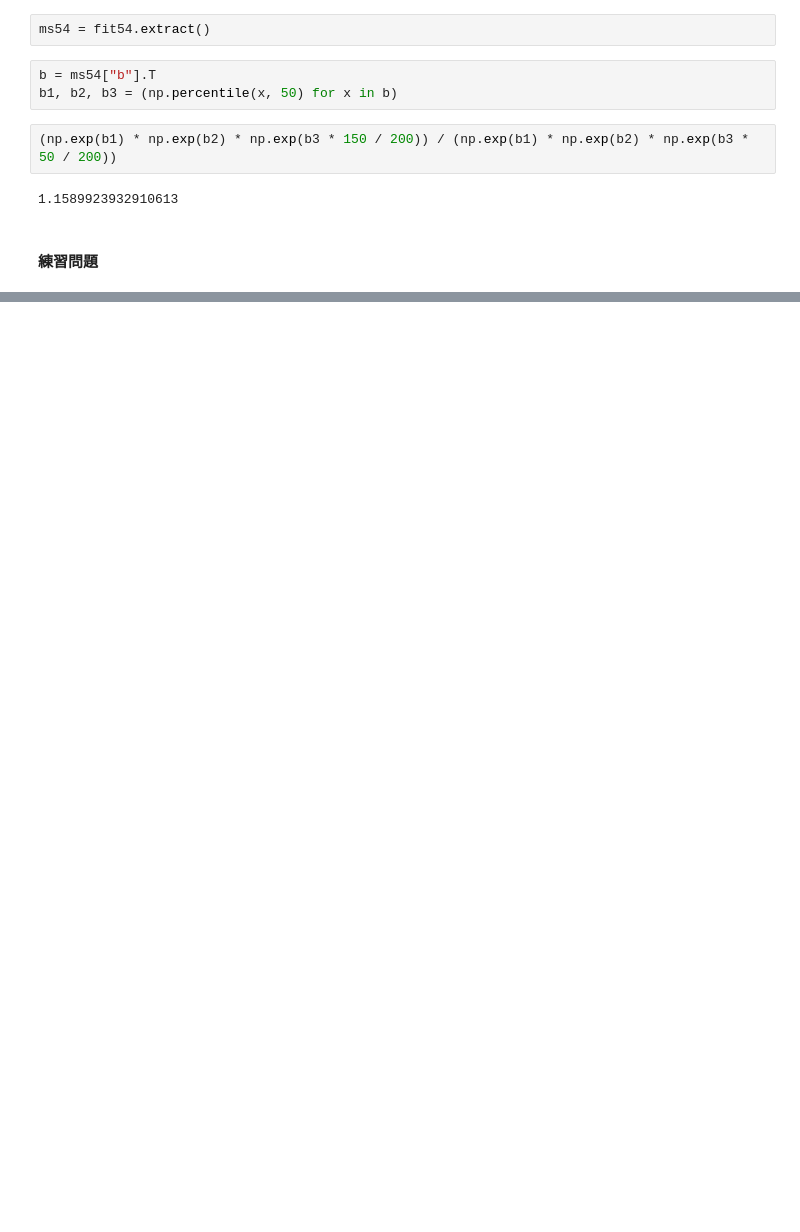
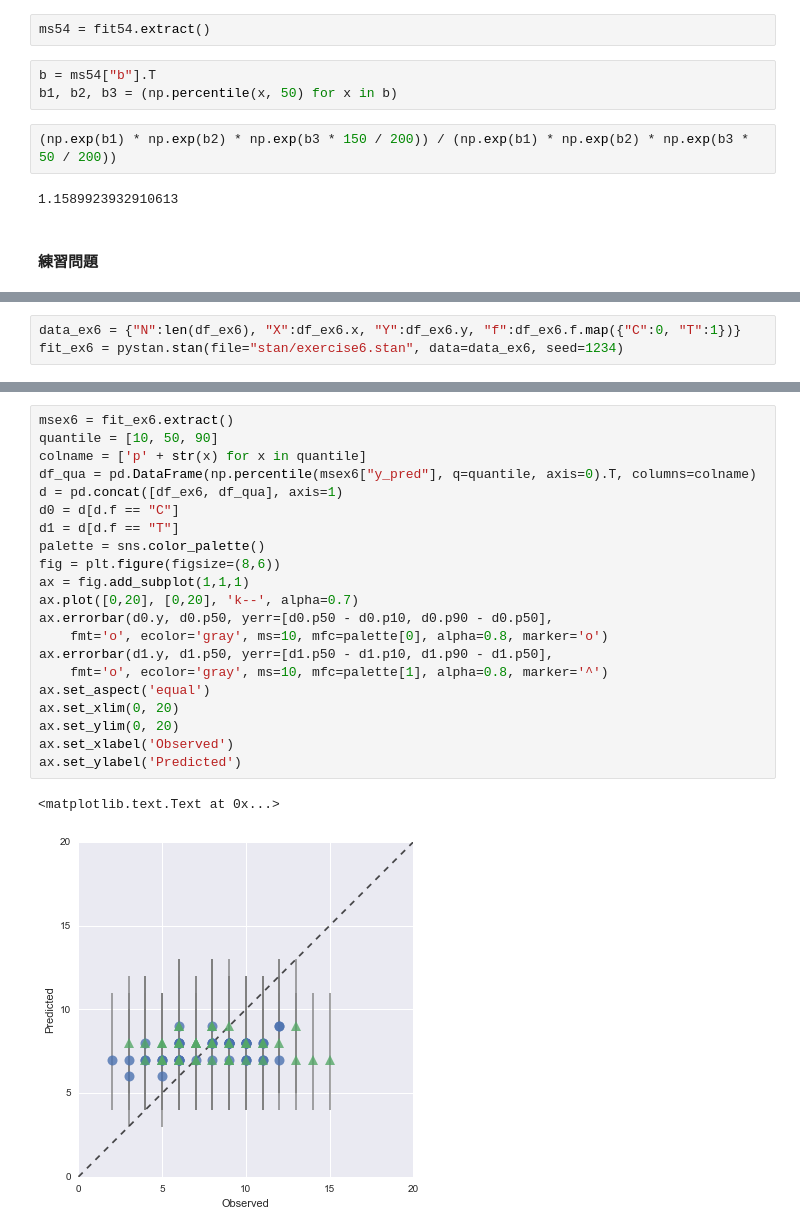
Before and after one commit to hmj/r-stan-stats-modeling-in-python, a Jupyter notebook: chap05/ohnishi/chapter5.ipynb, the cells around one changed output, grey strips where cells are left out. Drawn from its saved outputs; the diff is of its cells as text; blank space fills up the shorter version.

```diff
--- a/chap05/ohnishi/chapter5.ipynb
+++ b/chap05/ohnishi/chapter5.ipynb
@@ -502,0 +661,3 @@ b1, b2, b3 = (np.percentile(x, 50) for x in b)
+# %%
+data_ex6 = {"N":len(df_ex6), "X":df_ex6.x, "Y":df_ex6.y, "f":df_ex6.f.map({"C":0, "T":1})}
+fit_ex6 = pystan.stan(file="stan/exercise6.stan", data=data_ex6, seed=1234)
@@ -502,0 +684,24 @@ b1, b2, b3 = (np.percentile(x, 50) for x in b)
+# %%
+msex6 = fit_ex6.extract()
+quantile = [10, 50, 90]
+colname = ['p' + str(x) for x in quantile]
+df_qua = pd.DataFrame(np.percentile(msex6["y_pred"], q=quantile, axis=0).T, columns=colname)
+d = pd.concat([df_ex6, df_qua], axis=1)
+d0 = d[d.f == "C"]
+d1 = d[d.f == "T"]
+palette = sns.color_palette()
+fig = plt.figure(figsize=(8,6))
+ax = fig.add_subplot(1,1,1)
+ax.plot([0,20], [0,20], 'k--', alpha=0.7)
+ax.errorbar(d0.y, d0.p50, yerr=[d0.p50 - d0.p10, d0.p90 - d0.p50],
+    fmt='o', ecolor='gray', ms=10, mfc=palette[0], alpha=0.8, marker='o')
+ax.errorbar(d1.y, d1.p50, yerr=[d1.p50 - d1.p10, d1.p90 - d1.p50],
+    fmt='o', ecolor='gray', ms=10, mfc=palette[1], alpha=0.8, marker='^')
+ax.set_aspect('equal')
+ax.set_xlim(0, 20)
+ax.set_ylim(0, 20)
+ax.set_xlabel('Observed')
+ax.set_ylabel('Predicted')
+# %% [output]
+<matplotlib.text.Text at 0x...>
+[figure, added]
```
Also changed, not shown: parts of 35 cells of this notebook, 4 other files.
